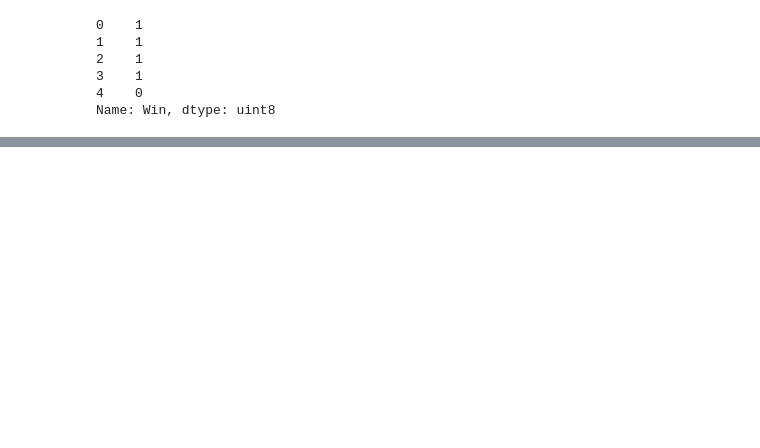
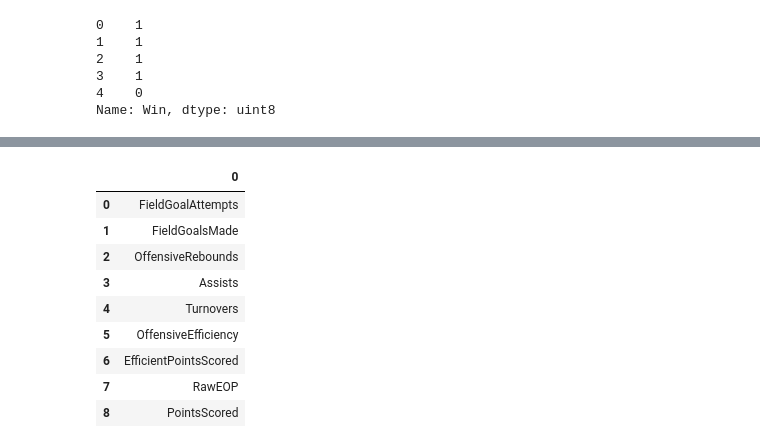
Before and after one commit to jreckin/FunAnalyticalStuff, a Jupyter notebook: offensive_efficiency_more_games.ipynb, the cells around one changed output, grey strips where cells are left out. Saved outputs shown, nothing was run; the diff lists cells and outputs as text; code cells hidden in the pictures; blank space fills up the shorter version.

```diff
--- a/offensive_efficiency_more_games.ipynb
+++ b/offensive_efficiency_more_games.ipynb
@@ -397,0 +356,14 @@ plt.show()
+# %%
+base_features = pd.DataFrame(base_features)
+base_features
+# %% [output]
+|  | 0 |
+| 0 | FieldGoalAttempts |
+| 1 | FieldGoalsMade |
+| 2 | OffensiveRebounds |
+| 3 | Assists |
+| 4 | Turnovers |
+| 5 | OffensiveEfficiency |
+| 6 | EfficientPointsScored |
+| 7 | RawEOP |
+| 8 | PointsScored |
```
Also changed, not shown: parts of 24 cells of this notebook, 1 other file.
